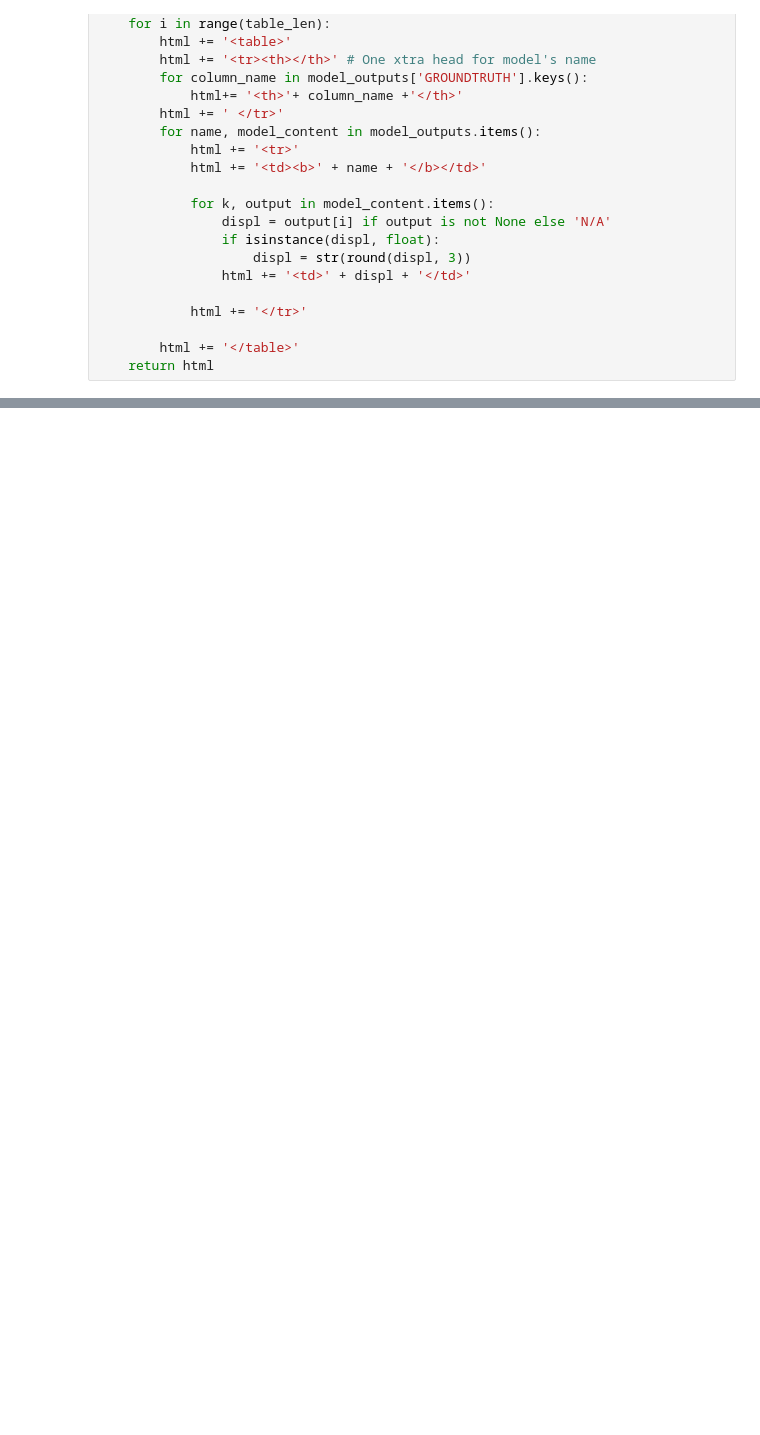
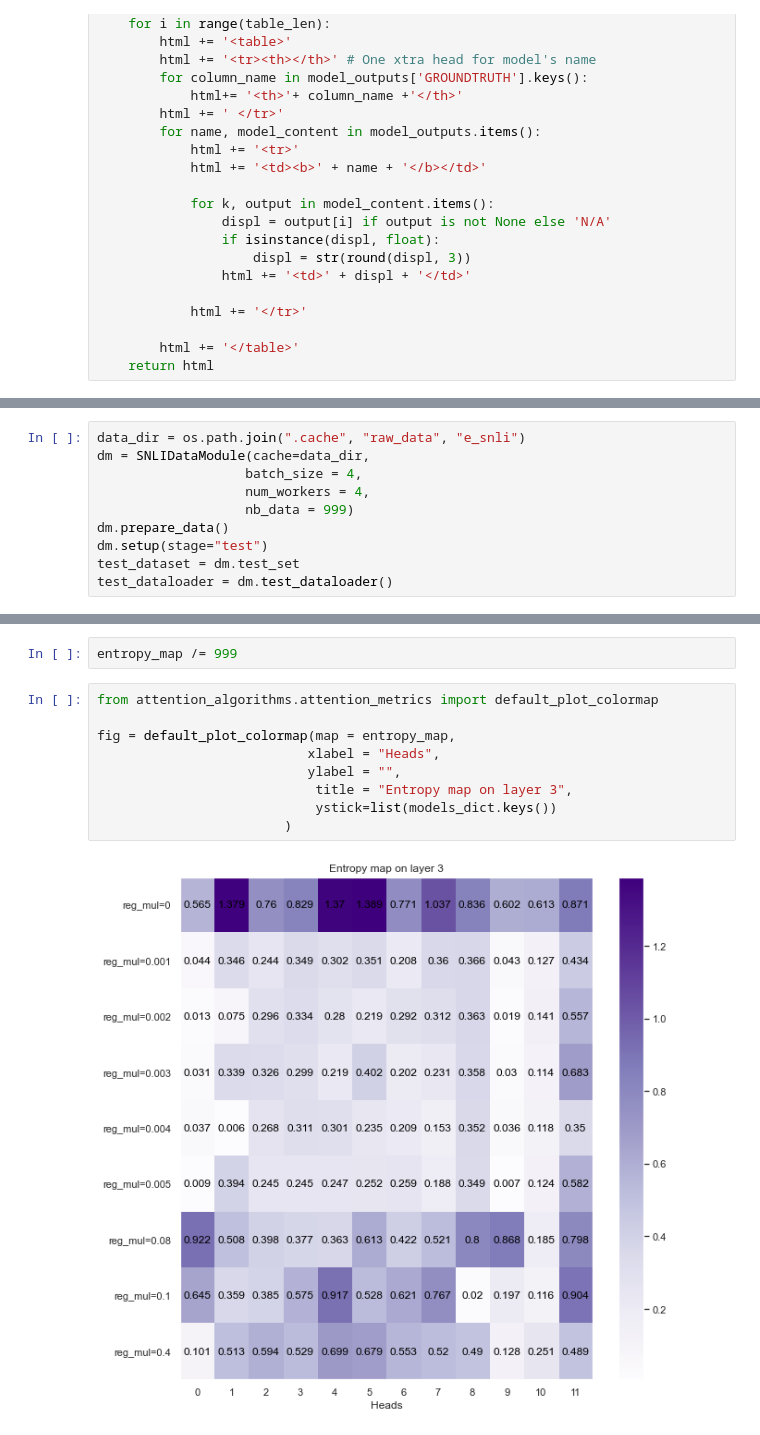
Before and after one commit to lolofo/stage_4_gm, a Jupyter notebook: attention_algorithms/notebooks/regu_study/Underline .ipynb, the cells around one changed output, grey strips where cells are left out. Drawn from its saved outputs; the diff is of its cells as text; blank space fills up the shorter version.

```diff
--- a/attention_algorithms/notebooks/regu_study/Underline .ipynb
+++ b/attention_algorithms/notebooks/regu_study/Underline .ipynb
@@ -986,0 +240,10 @@ with torch.no_grad():
+# %%
+data_dir = os.path.join(".cache", "raw_data", "e_snli")
+dm = SNLIDataModule(cache=data_dir,
+                   batch_size = 4,
+                   num_workers = 4,
+                   nb_data = 999)
+dm.prepare_data()
+dm.setup(stage="test")
+test_dataset = dm.test_set
+test_dataloader = dm.test_dataloader()
@@ -986,0 +295,13 @@ with torch.no_grad():
+# %%
+entropy_map /= 999
+# %%
+from attention_algorithms.attention_metrics import default_plot_colormap
+
+fig = default_plot_colormap(map = entropy_map,
+                           xlabel = "Heads",
+                           ylabel = "",
+                            title = "Entropy map on layer 3",
+                            ystick=list(models_dict.keys())
+                        )
+# %% [output]
+[figure, added]
```
Also changed, not shown: parts of 27 cells of this notebook, 2 other files.
